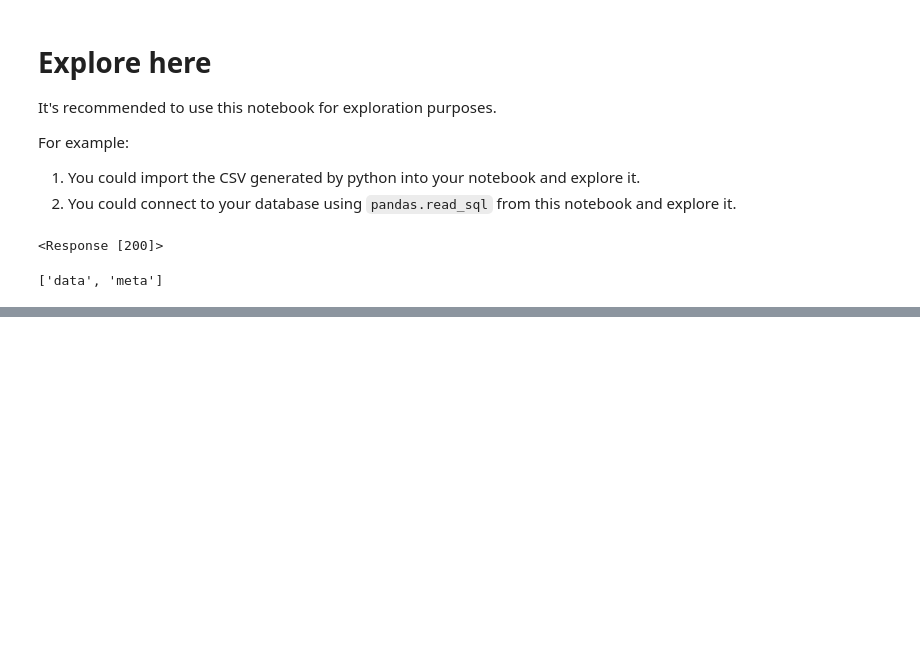
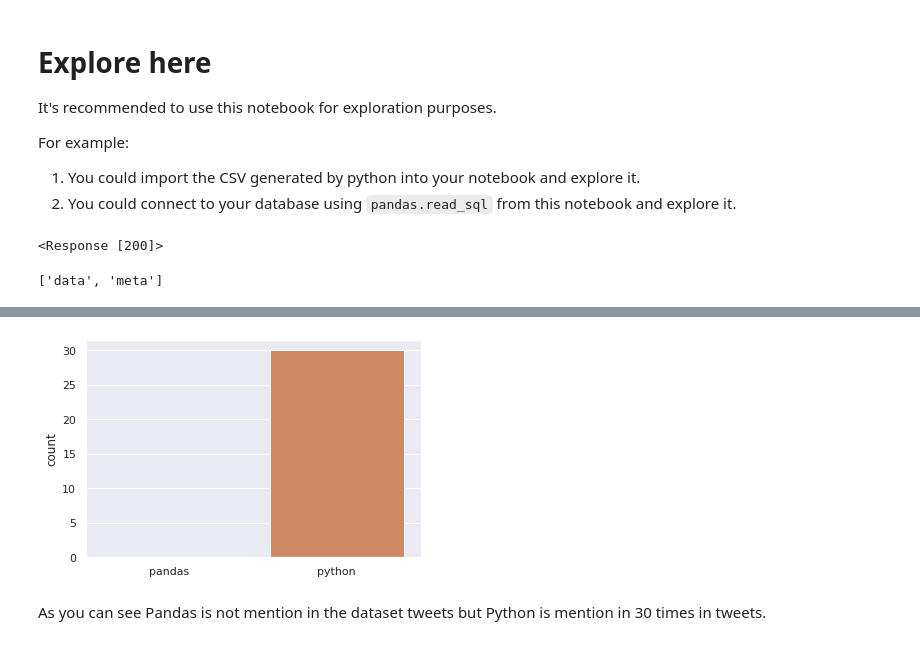
Before and after one commit to eperezvazquez/interacting-with-the-twitter-api-project-tutorial, a Jupyter notebook: src/explore.ipynb, the cells around one changed output, grey strips where cells are left out. Drawn from its saved outputs; the diff is of its cells as text; code cells hidden in the pictures; blank space fills up the shorter version.

```diff
--- a/src/explore.ipynb
+++ b/src/explore.ipynb
@@ -104,0 +143,18 @@ df.describe()
+# %%
+### Step 7: Search for the words
+
+#Now that you have your DataFrame of tweets set up, you're going to do a bit of text analysis to count how many tweets contain the words 'pandas', and 'python'. Define the following function word_in_text(), which will tell you whether the first argument (a word) occurs within the 2nd argument (a tweet).
+
+#> Make sure to convert any word or tweet text into lowercase.
+#> You can use the re python library (regular expression operations). See the documentation for guidance: https://docs.python.org/3/library/re.html#
+
+
+#1. import de `re` library using `import re` =ok
+#2. Define your `word_in_text` function and implement the code. = ok
+
+df= pd.read_csv('coding-tweets.csv')
+#print(df_tweets.to_string())
+lowercaseString = df.to_string().lower()
+keys = "pandas|python"
+p = re.compile(u'\\b(?iu)(?P<name>(%s))\\b' % keys)
+print(p)
@@ -104,0 +205,27 @@ df.describe()
+# %%
+### Step 12: Visualize the data
+
+#1. Import packages
+#2. Set seaborn style
+#3. Create a list of labels:cd
+#4. Plot the bar chart
+# first import seaborn as sns; you'll then construct a barplot of the
+# data using sns.barplot, passing it two arguments: (i) a list of labels and
+# (ii) a list containing e variables you wish to plot(clinton, trump and so on)
+
+# Import packages
+
+# Set seaborn style
+sns.set(color_codes=True)
+
+# Create a list of labels:cd
+cd = ['pandas', 'python']
+
+# Plot histogram
+ax = sns.barplot(cd, [pandas, python])
+ax.set(ylabel="count")
+plt.show()
+# %% [output]
+[figure, added]
+# %% [markdown]
+As you can see Pandas is not mention in the dataset tweets but Python is mention in 30 times in tweets.
```
Also changed, not shown: parts of 14 cells of this notebook, 1 other file.
